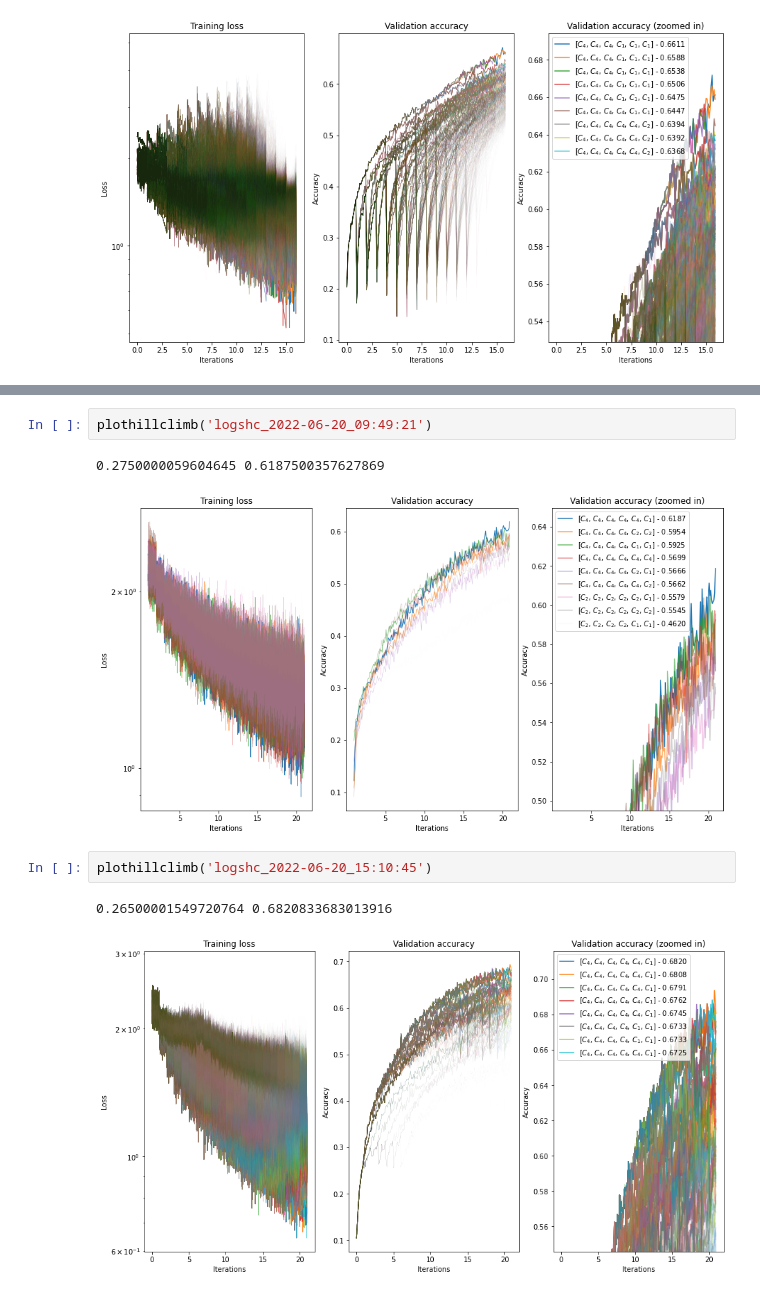
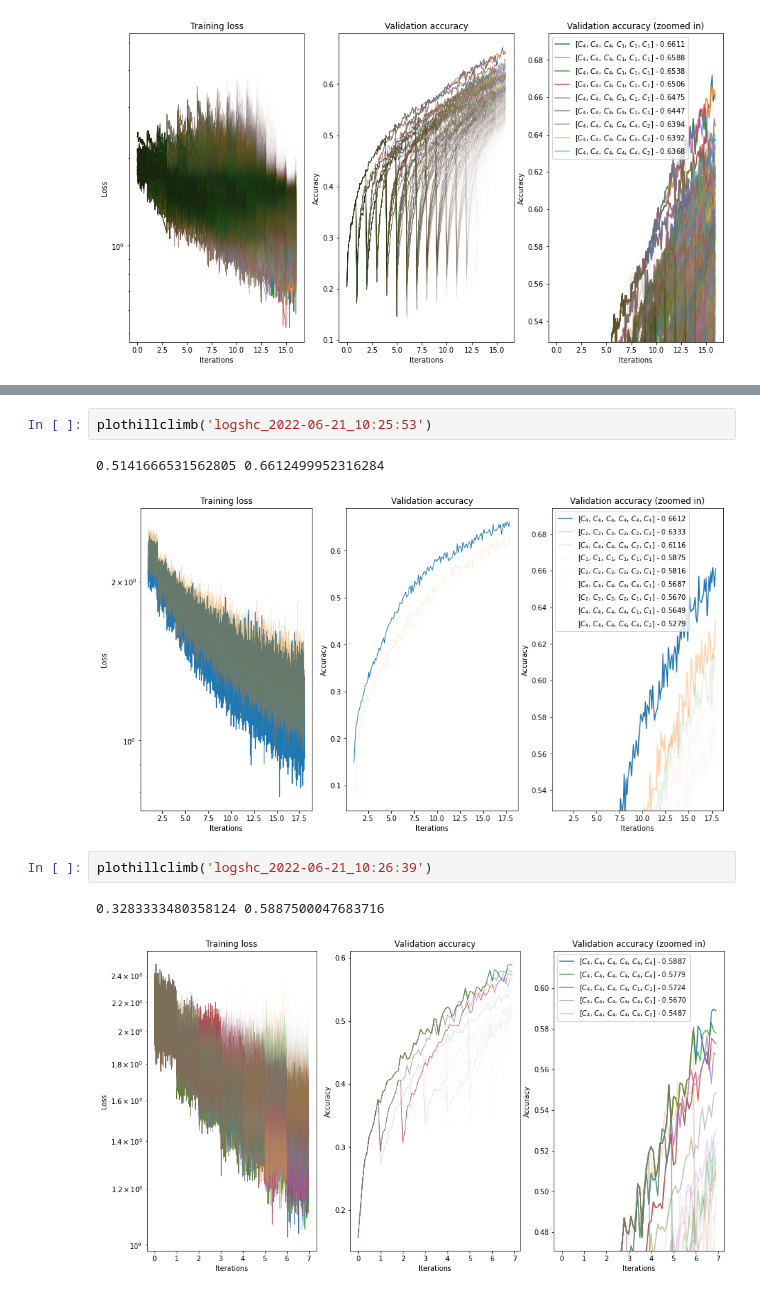
Before and after one commit to k8lion/equiNAS, a Jupyter notebook: plot.ipynb, the cells around one changed output, grey strips where cells are left out. Saved outputs shown, nothing was run; the diff lists cells and outputs as text.

Commit message:
plot

```diff
--- a/plot.ipynb
+++ b/plot.ipynb
@@ -157,11 +157,11 @@ plothillclimb('logshc_2022-06-15_13:36:02')
 # %%
-plothillclimb('logshc_2022-06-20_09:49:21')
+plothillclimb('logshc_2022-06-21_10:25:53')
 # %% [output]
-0.2750000059604645 0.6187500357627869
+0.5141666531562805 0.6612499952316284
-[figure, old version]
+[figure, new version]
 # %%
-plothillclimb('logshc_2022-06-20_15:10:45')
+plothillclimb('logshc_2022-06-21_10:26:39')
 # %% [output]
-0.26500001549720764 0.6820833683013916
+0.3283333480358124 0.5887500047683716
-[figure, old version]
+[figure, new version]
 # %%
```
Also changed, not shown: parts of 2 cells of this notebook.
